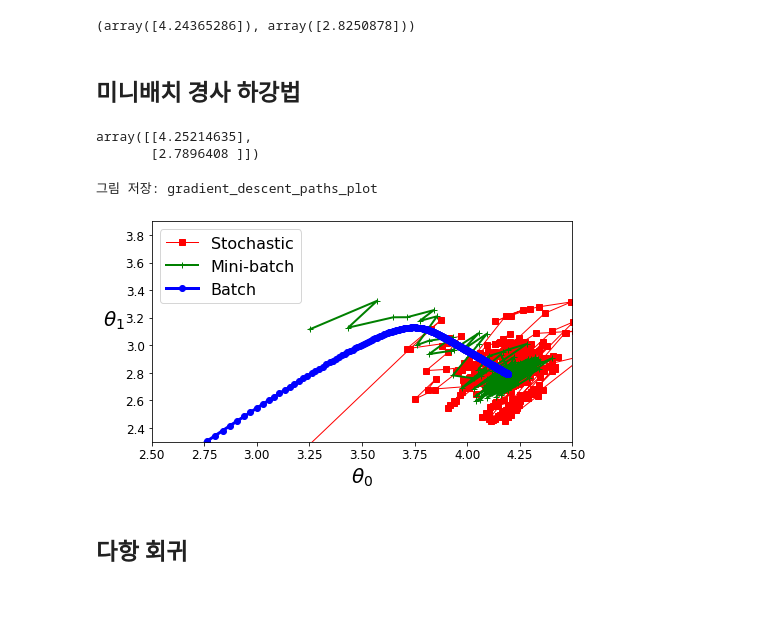
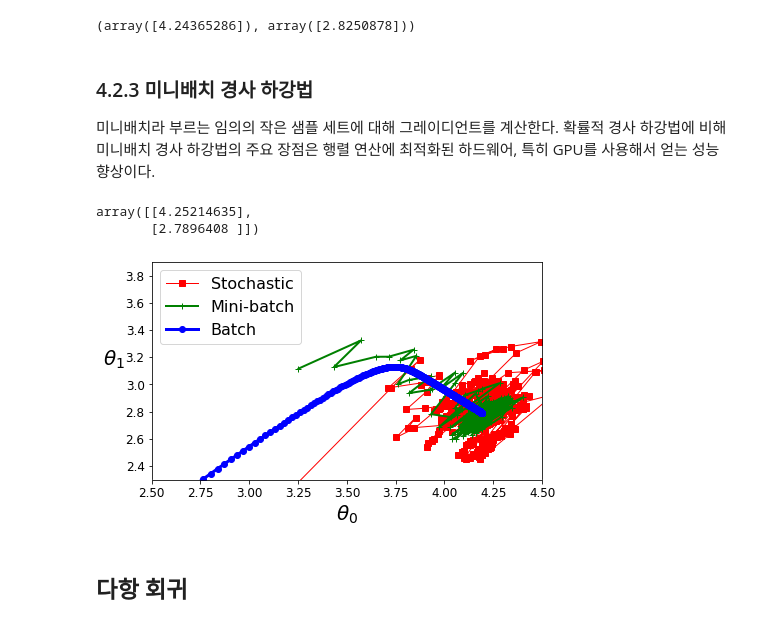
Before and after one commit to kxdah/HandsOnML, a Jupyter notebook: 04_training_linear_models.ipynb, the cells around one changed output. Drawn from its saved outputs; the diff is of its cells as text; code cells hidden in the pictures; blank space fills up the shorter version.

```diff
--- a/04_training_linear_models.ipynb
+++ b/04_training_linear_models.ipynb
@@ -252,8 +257,10 @@ sgd_reg.intercept_, sgd_reg.coef_
 # 결과를 보면 정규방정식으로 구한 것과 매우 비슷하다.
 # %% [output]
 (array([4.24365286]), array([2.8250878]))
-# %% [markdown]
-## 미니배치 경사 하강법
+# %% [markdown]
+### 4.2.3 미니배치 경사 하강법
+미니배치라 부르는 임의의 작은 샘플 세트에 대해 그레이디언트를 계산한다.
+확률적 경사 하강법에 비해 미니배치 경사 하강법의 주요 장점은 행렬 연산에 최적화된 하드웨어, 특히 GPU를 사용해서 얻는 성능 향상이다.
 # %%
 theta_path_mgd = []
 
@@ -292,17 +299,16 @@ theta_path_mgd = np.array(theta_path_mgd)
 # %%
 plt.figure(figsize=(7,4))
 plt.plot(theta_path_sgd[:, 0], theta_path_sgd[:, 1], "r-s", linewidth=1, label="Stochastic")
 plt.plot(theta_path_mgd[:, 0], theta_path_mgd[:, 1], "g-+", linewidth=2, label="Mini-batch")
 plt.plot(theta_path_bgd[:, 0], theta_path_bgd[:, 1], "b-o", linewidth=3, label="Batch")
 plt.legend(loc="upper left", fontsize=16)
 plt.xlabel(r"$\theta_0$", fontsize=20)
 plt.ylabel(r"$\theta_1$   ", fontsize=20, rotation=0)
 plt.axis([2.5, 4.5, 2.3, 3.9])
-save_fig("gradient_descent_paths_plot")
+
 plt.show()
 # %% [output]
-그림 저장: gradient_descent_paths_plot
-[figure, old version]
+[figure, new version]
 # %% [markdown]
 ## 다항 회귀
 # %%
```
Also changed, not shown: parts of 5 cells of this notebook.
